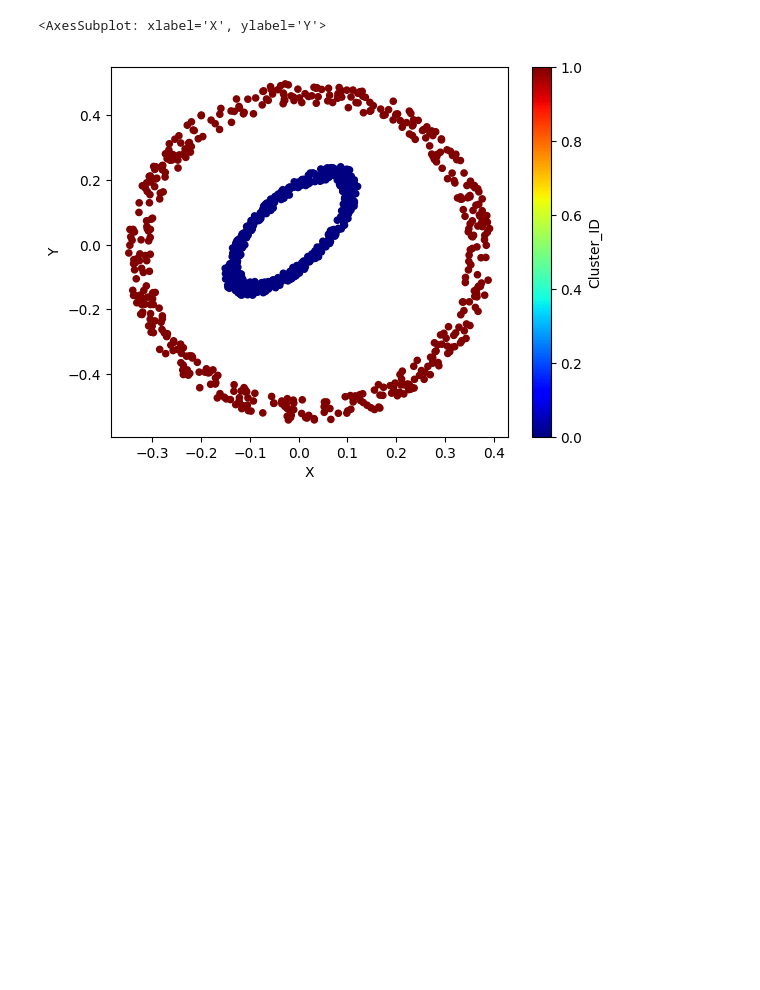
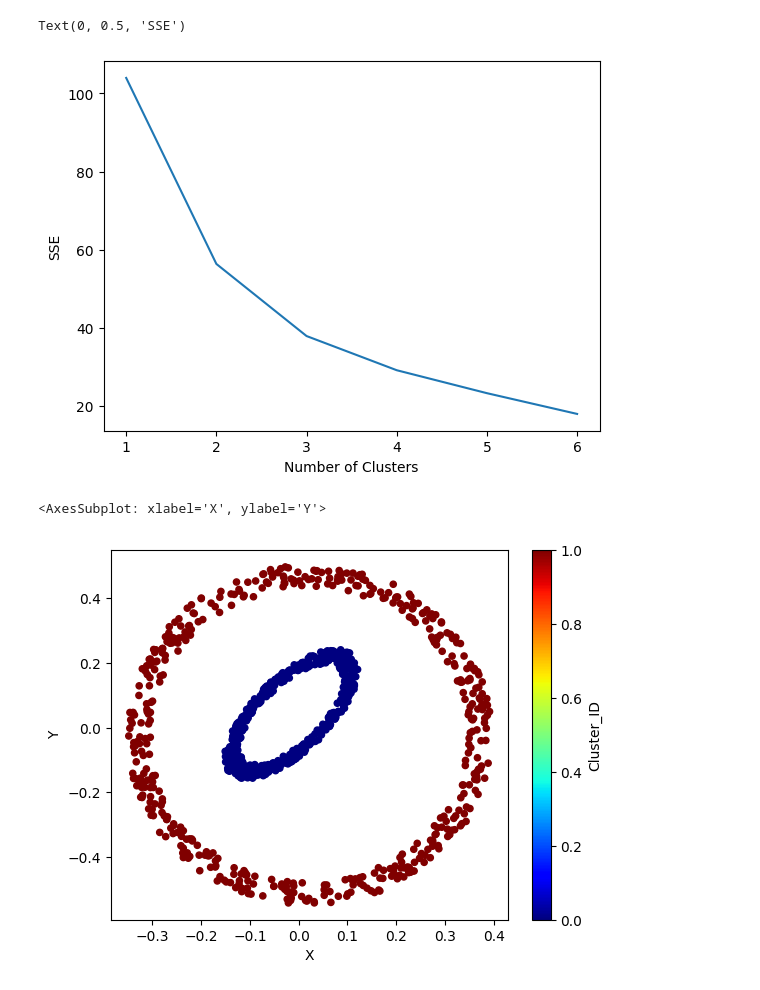
Before and after one commit to lin-shuang/clustering-analysis, a Jupyter notebook: Spectral_Elliptical.ipynb, the cells around one changed output. Drawn from its saved outputs; the diff is of its cells as text; code cells hidden in the pictures; blank space fills up the shorter version.

Commit message:
SSE for spectral square and elliptical

```diff
--- a/Spectral_Elliptical.ipynb
+++ b/Spectral_Elliptical.ipynb
@@ -5,6 +5,26 @@ import pandas as pd
 
 cols = ['X', 'Y']
 df_elliptical = pd.read_csv('./Datasets/elliptical.txt', sep=" ", names=cols, header=None)
+# %%
+# estimate the number of clusters using a SSE vs. number of clusters graph
+
+from sklearn import cluster
+import matplotlib.pyplot as plt
+%matplotlib inline
+
+numClusters = [1,2,3,4,5,6]
+SSE = []
+for k in numClusters:
+    k_means = cluster.KMeans(n_clusters=k)
+    k_means.fit(df_elliptical)
+    SSE.append(k_means.inertia_)
+
+plt.plot(numClusters, SSE)
+plt.xlabel('Number of Clusters')
+plt.ylabel('SSE')
+# %% [output]
+Text(0, 0.5, 'SSE')
+[figure, added]
 # %%
 # implement spectral clustering
 
```
Also changed, not shown: 1 other file.
